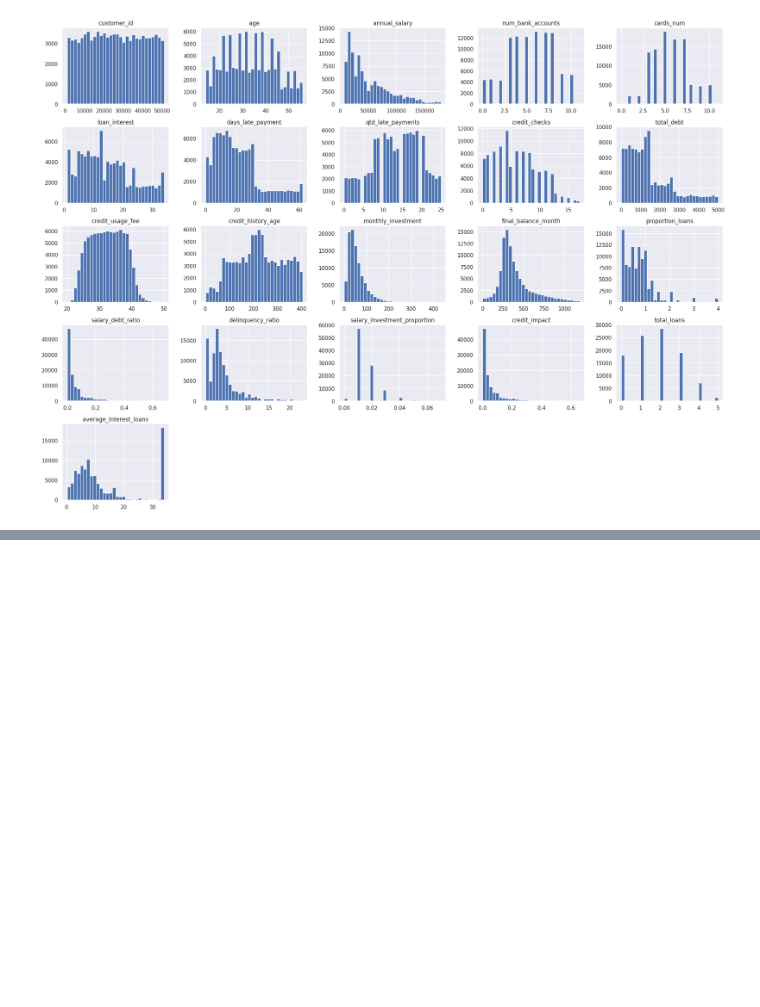
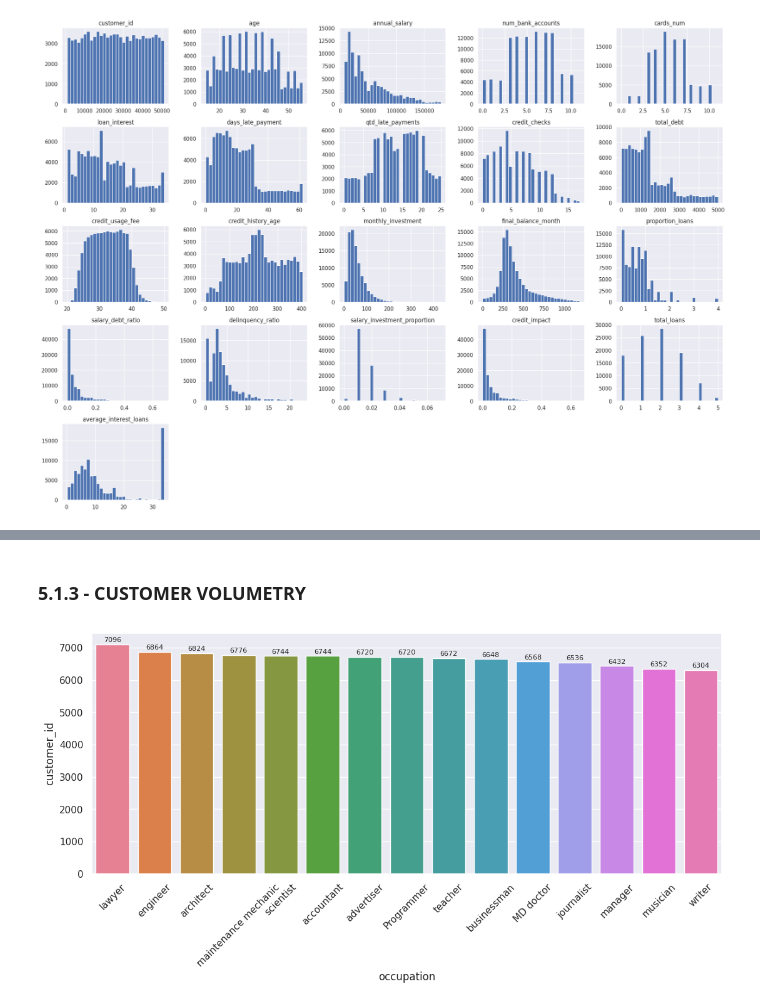
Before and after one commit to erickvieiras/credit_project, a Jupyter notebook: notebook/credit.ipynb, the cells around one changed output, grey strips where cells are left out. Drawn from its saved outputs; the diff is of its cells as text; code cells hidden in the pictures; blank space fills up the shorter version.

```diff
--- a/notebook/credit.ipynb
+++ b/notebook/credit.ipynb
@@ -484,0 +486,12 @@ plt.show()
+# %% [markdown]
+### 5.1.3 - CUSTOMER VOLUMETRY
+# %%
+aux = df5[['customer_id', 'occupation']].groupby(['occupation']).count().reset_index().sort_values('customer_id', ascending = False)
+barplot = sns.barplot(data = aux, x = aux['occupation'], y = aux['customer_id'], hue = 'occupation')
+for p in barplot.patches:
+    barplot.annotate(f'{int(p.get_height())}', (p.get_x() + p.get_width() / 2., p.get_height()),
+                 ha='center', va='center', xytext=(0, 5), textcoords='offset points', fontsize=8)
+plt.xticks(rotation = 45)
+plt.show()
+# %% [output]
+[figure, added]
```
Also changed, not shown: parts of 35 cells of this notebook.
